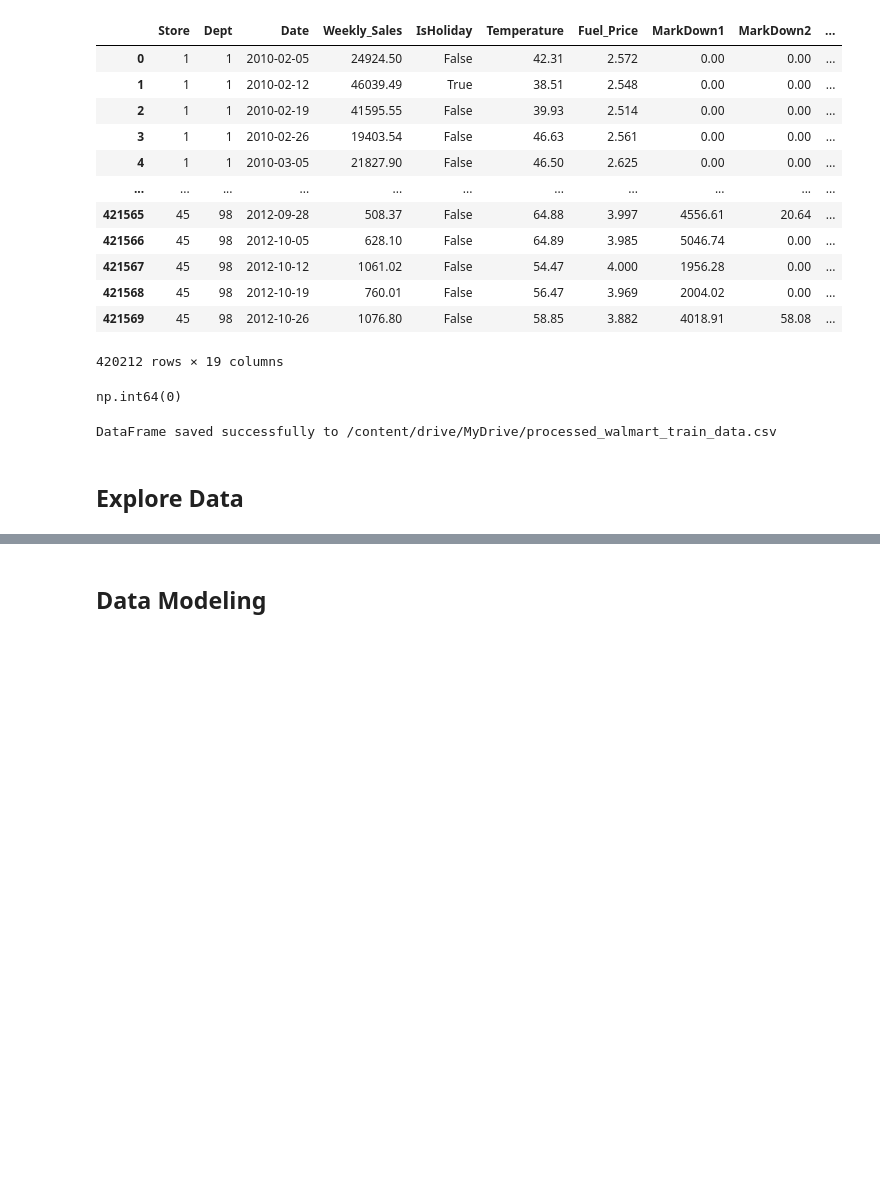
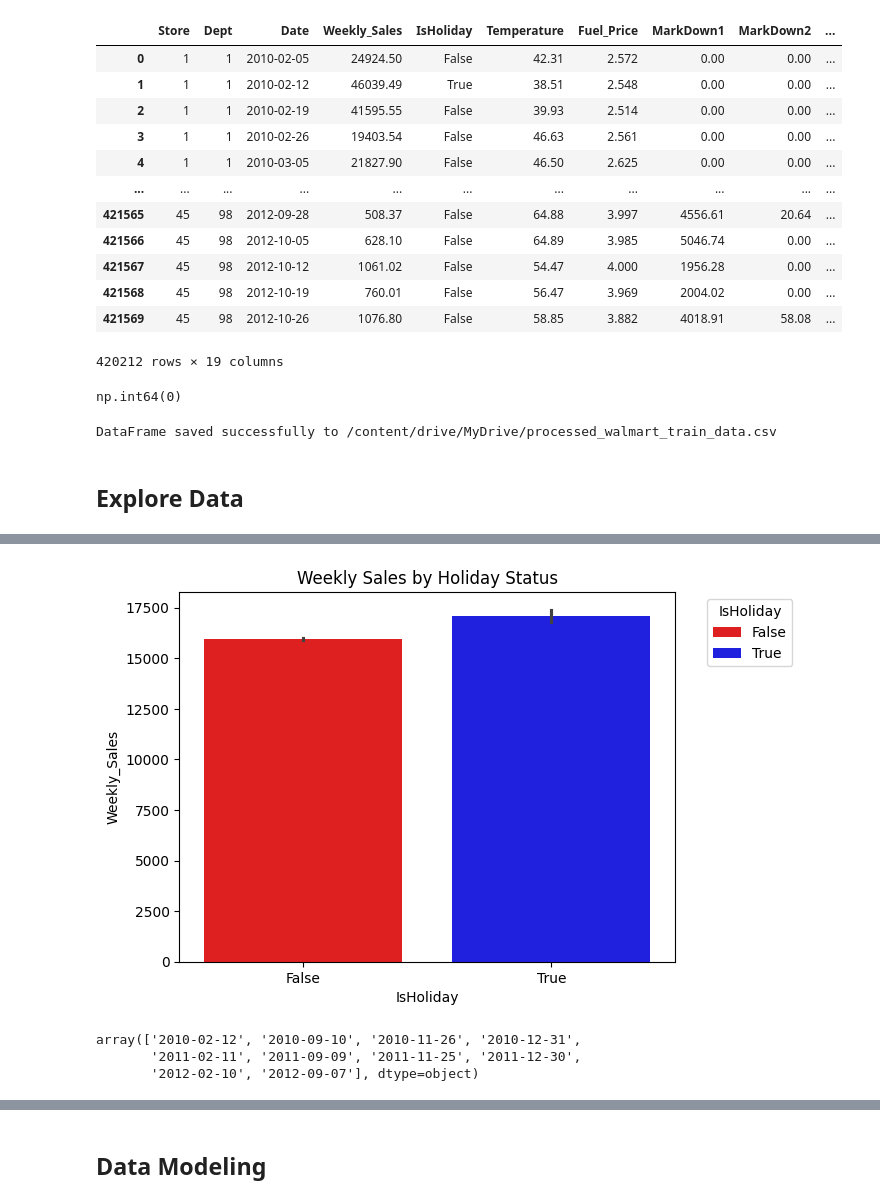
Before and after one commit to jangInw007/A4-Data-Analytics-and-Modeling, a Jupyter notebook: Group_A4_Data_Analytics_and_Modeling.ipynb, the cells around one changed output, grey strips where cells are left out. Cells and saved outputs as stored; diff of their text form; code cells hidden in the pictures; blank space fills up the shorter version.

```diff
--- a/Group_A4_Data_Analytics_and_Modeling.ipynb
+++ b/Group_A4_Data_Analytics_and_Modeling.ipynb
@@ -333,0 +406,4 @@ DataFrame saved successfully to /content/drive/MyDrive/processed_walmart_train_d
+# %%
+output_path = "/content/drive/MyDrive/Walmart/processed_walmart_train_data.csv"
+# %%
+df = pd.read_csv(output_path)
@@ -333,0 +418,22 @@ DataFrame saved successfully to /content/drive/MyDrive/processed_walmart_train_d
+# %%
+import seaborn as sns
+import matplotlib.pyplot as plt
+import pandas as pd
+# ตัวอย่างโค้ดพร้อมการระบุสี
+sns.barplot(x='IsHoliday', y='Weekly_Sales', data=df, hue='IsHoliday', palette={False: 'red', True: 'blue'})
+plt.legend(
+    title='IsHoliday',              # กำหนดชื่อเรื่องของตำนาน (ถ้าต้องการ)
+    loc='upper right',              # ตำแหน่งเริ่มต้น (เช่น มุมขวาบน)
+    bbox_to_anchor=(1.25, 1)        # พิกัดสำหรับกำหนดตำแหน่งภายนอกกราฟ
+)
+plt.title('Weekly Sales by Holiday Status') # เพิ่มชื่อกราฟเพื่อให้ชัดเจน
+plt.show()
+# %% [output]
+[figure, added]
+# %%
+df_holiday = df.loc[df['IsHoliday']==True]
+df_holiday['Date'].unique()
+# %% [output]
+array(['2010-02-12', '2010-09-10', '2010-11-26', '2010-12-31',
+       '2011-02-11', '2011-09-09', '2011-11-25', '2011-12-30',
+       '2012-02-10', '2012-09-07'], dtype=object)
```
Also changed, not shown: parts of 28 cells of this notebook.
